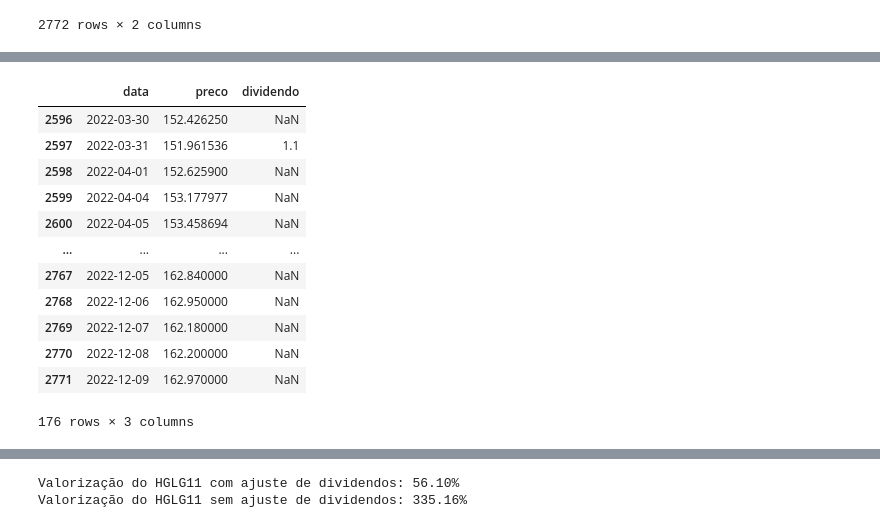
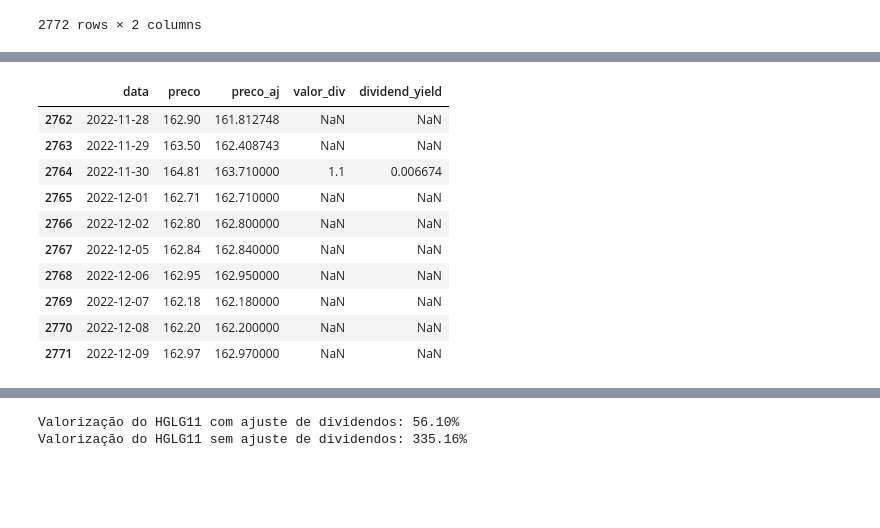
Before and after one commit to crdcj/medium, a Jupyter notebook: HGLG/hglg_petr.ipynb, the cells around one changed output, grey strips where cells are left out. Drawn from its saved outputs; the diff is of its cells as text; code cells hidden in the pictures; blank space fills up the shorter version.

```diff
--- a/HGLG/ajustar_precos.ipynb
+++ b/HGLG/hglg_petr.ipynb
@@ -41,42 +42,8 @@ hglg_divs
 | 139 | 2022-10-31 | 1.10 |
 | 140 | 2022-11-30 | 1.10 |
 141 rows × 2 columns
-# %%
-def ajustar_precos(df_precos: pd.DataFrame, df_divs: pd.DataFrame) -> pd.DataFrame:
-    """Ajusta o preço do ativo de acordo com o valor do dividendo pago.
-
-    Parâmetros:
-        df_precos: dataFrame com as colunas "data" e "preco" do ativo
-        df_divs: dataFrame com as colunas "data" e "dividendo", sendo "data"
-                 a data base do dividendo pago (data anterior à data ex-dividendo)
-
-    Retorno: dataFrame com as colunas "data" e "preco" ajustado para trás de acordo com
-             o dividendo pago (preço mais recente inalterado).
-             Demais colunas do dataframe são mantidas inalteradas.
-    """
-    # Ajustar as datas de dividendos para que a data tenha tido necessariamente negociação
-    df_divs['data'] = df_divs['data'].apply(
-        lambda x: df_precos.query('data <= @x')['data'].max()
-    )
-    # Incorporar os dados de dividendos em df_precos
-    df_precos = df_precos.merge(df_divs, how='left')
-    # Calcular o fator de ajuste
-    df_precos["ajuste"] = 1 - df_precos["dividendo"] / df_precos["preco"]
-    # Preencher os valores faltantes com 1 para o cálculo do acumulado
-    df_precos["ajuste"] = df_precos["ajuste"].fillna(1)
-    # Ordenar as datas da mais nova p/ a mais antiga -> preço inalterado na data mais recente
-    df_precos.sort_values("data", ascending=False, ignore_index=True, inplace=True)
-    # Calcular o acumulado do fator de ajuste
-    df_precos["ajuste_acum"] = df_precos["ajuste"].cumprod()
-    # Ajustar o preço do ativo
-    df_precos["preco"] = df_precos["preco"] * df_precos["ajuste_acum"]
-    # Remover colunas criadas para o cálculo do ajuste
-    df_precos.drop(columns=["ajuste", "ajuste_acum"], inplace=True)
-    # Voltar a ordenar as datas da mais antiga p/ a mais nova
-    df_precos.sort_values("data", ascending=True, ignore_index=True, inplace=True)
-    return df_precos
 # %%
 ajustar_precos(hglg_precos, hglg_divs)
-hglg_precos_ajustados = ajustar_precos(hglg_precos, hglg_divs)
-hglg_precos_ajustados
+hglg_precos = ajustar_precos(hglg_precos, hglg_divs)
+hglg_precos
 # %% [output]
@@ -109,0 +63,4 @@ hglg_precos.tail(10)
+# %%
+# Calcular o dividend_yield
+hglg_precos["dividend_yield"] = hglg_precos["valor_div"] / hglg_precos["preco"]
+hglg_precos.query("valor_div > 0")
@@ -110,16 +81,14 @@ hglg_precos.tail(10)
 # %%
-hglg_precos_ajustados.query('data >= "2022-03-30"')
+hglg_precos.query('data >= "2022-11-27"')
 # %% [output]
-|  | data | preco | dividendo |
-| 2596 | 2022-03-30 | 152.426250 | NaN |
-| 2597 | 2022-03-31 | 151.961536 | 1.1 |
-| 2598 | 2022-04-01 | 152.625900 | NaN |
-| 2599 | 2022-04-04 | 153.177977 | NaN |
-| 2600 | 2022-04-05 | 153.458694 | NaN |
-| ... | ... | ... | ... |
-| 2767 | 2022-12-05 | 162.840000 | NaN |
-| 2768 | 2022-12-06 | 162.950000 | NaN |
-| 2769 | 2022-12-07 | 162.180000 | NaN |
-| 2770 | 2022-12-08 | 162.200000 | NaN |
-| 2771 | 2022-12-09 | 162.970000 | NaN |
+|  | data | preco | preco_aj | valor_div | dividend_yield |
+| 2762 | 2022-11-28 | 162.90 | 161.812748 | NaN | NaN |
+| 2763 | 2022-11-29 | 163.50 | 162.408743 | NaN | NaN |
+| 2764 | 2022-11-30 | 164.81 | 163.710000 | 1.1 | 0.006674 |
+| 2765 | 2022-12-01 | 162.71 | 162.710000 | NaN | NaN |
+| 2766 | 2022-12-02 | 162.80 | 162.800000 | NaN | NaN |
+| 2767 | 2022-12-05 | 162.84 | 162.840000 | NaN | NaN |
+| 2768 | 2022-12-06 | 162.95 | 162.950000 | NaN | NaN |
+| 2769 | 2022-12-07 | 162.18 | 162.180000 | NaN | NaN |
+| 2770 | 2022-12-08 | 162.20 | 162.200000 | NaN | NaN |
+| 2771 | 2022-12-09 | 162.97 | 162.970000 | NaN | NaN |
-176 rows × 3 columns
```
Also changed, not shown: parts of 19 cells of this notebook, 3 other files.
